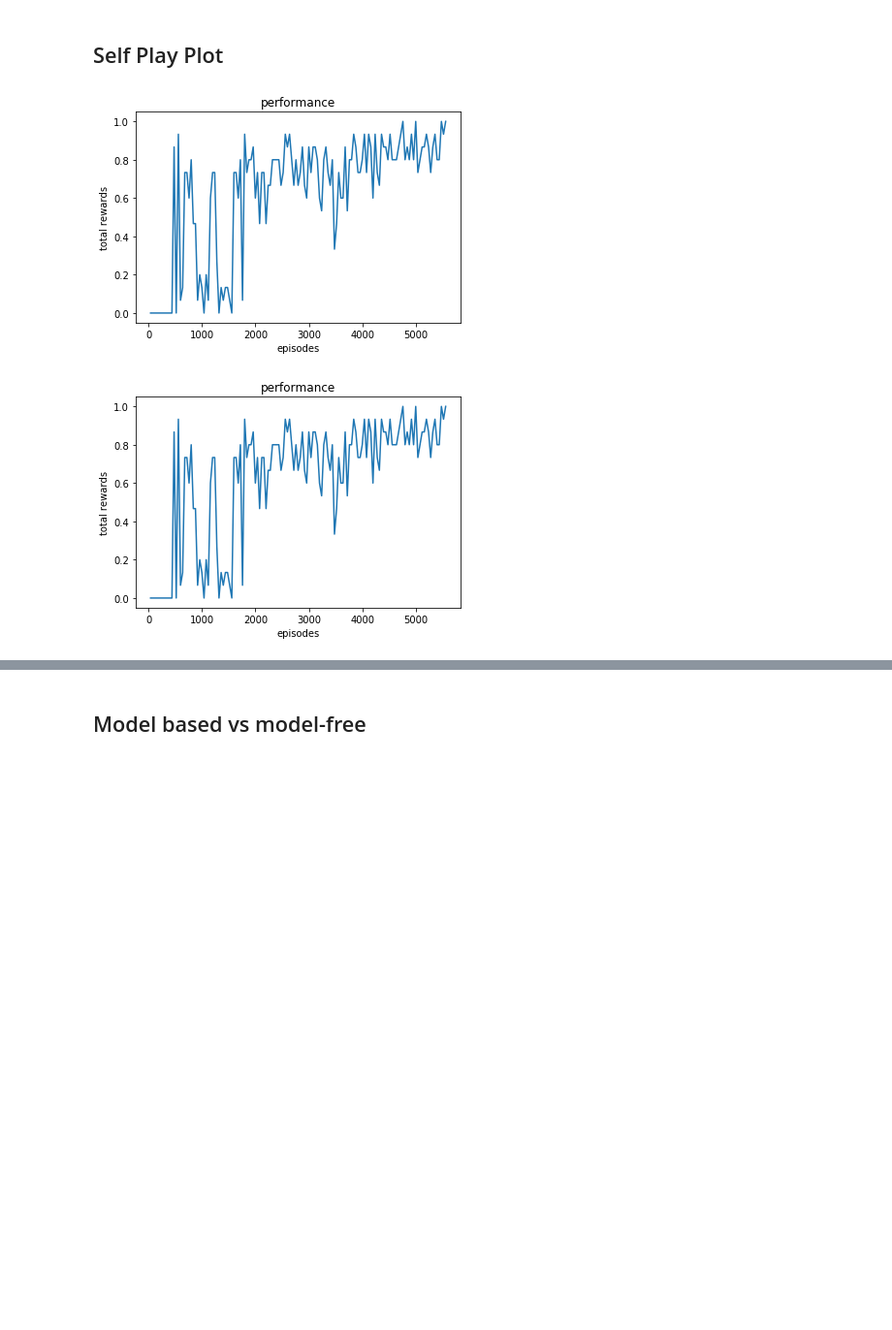
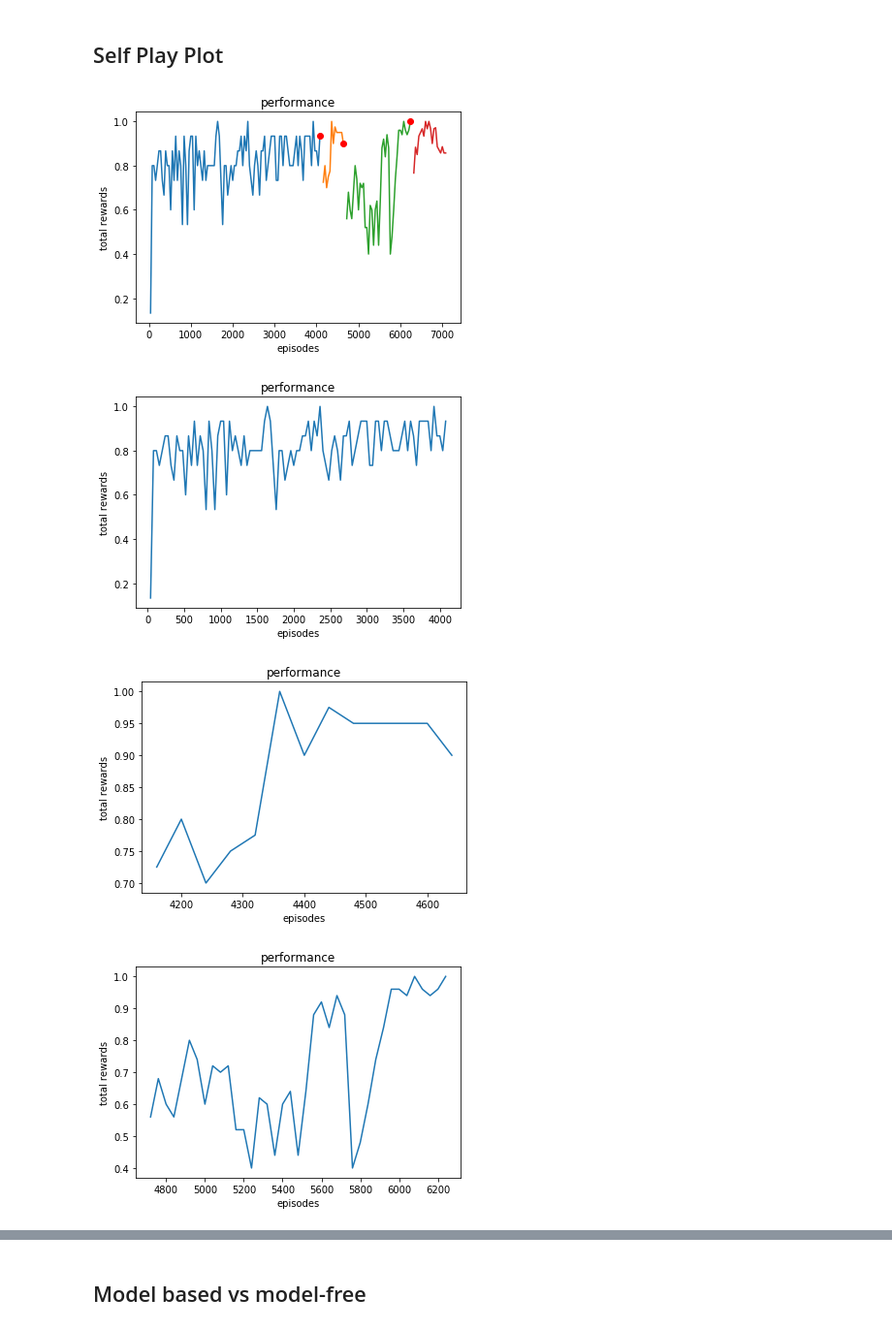
Before and after one commit to osu-xai/abp, a Jupyter notebook: abp/plot/plot_result.ipynb, the cells around one changed output, grey strips where cells are left out. Shown at 97% size. Drawn from its saved outputs; the diff is of its cells as text; code cells hidden in the pictures; blank space fills up the shorter version.

```diff
--- a/abp/plot/plot_result.ipynb
+++ b/abp/plot/plot_result.ipynb
@@ -50,33 +50,35 @@ def mean(y):
     meany = []
     sum = 0
     for i, v in enumerate(y):
         sum += v
         meany.append(sum / (i + 1))
     return meany
 ""
 fig_num = 1
 fig = plt.figure(num = fig_num)
-x_reward, y_reward,x_update, y_update, x_seperate, y_seperate = readResult("../../result_gqf_v9.txt")
+x_reward, y_reward,x_update, y_update, x_seperate, y_seperate = readResult("../../result_gqf_v10.txt")
 # my = mean(y)
 for i in range(len(x_seperate)):
     plot(x_seperate[i], y_seperate[i], fig)
 plot(x_update, y_update, fig, style = 'ro')
 
 # x_reward, y_reward,x_update, y_update, x_seperate, y_seperate = readResult("result_gqf_v6.txt")
 # # my = mean(y)
 # for i in range(len(x_seperate)):
 #     plot(x_seperate[i], y_seperate[i], fig)
 
 # x_reward, y_reward,x_update, y_update, x_seperate, y_seperate = readResult("result_gqf_v6(non-norm).txt")
 # # my = mean(y)
 # for i in range(len(x_seperate)):
 #     plot(x_seperate[i], y_seperate[i], fig,legend = ["8f+damageToNexus(norm)", "8f+damageToNexus"])
 # fig.show()
 # plot(x,my, ["withOnehotAndNormalize","mean"], fig = 3)
 for i in range(len(x_seperate)):
     fig_num += 1
     fig = plt.figure(num = fig_num)
     plot(x_seperate[i], y_seperate[i], fig)
 # %% [output]
-[figure, old version]
+[figure, new version]
-[figure, old version]
+[figure, new version]
+[figure, added]
+[figure, added]
```
Also changed, not shown: parts of 1 cell of this notebook, 18 other files.
